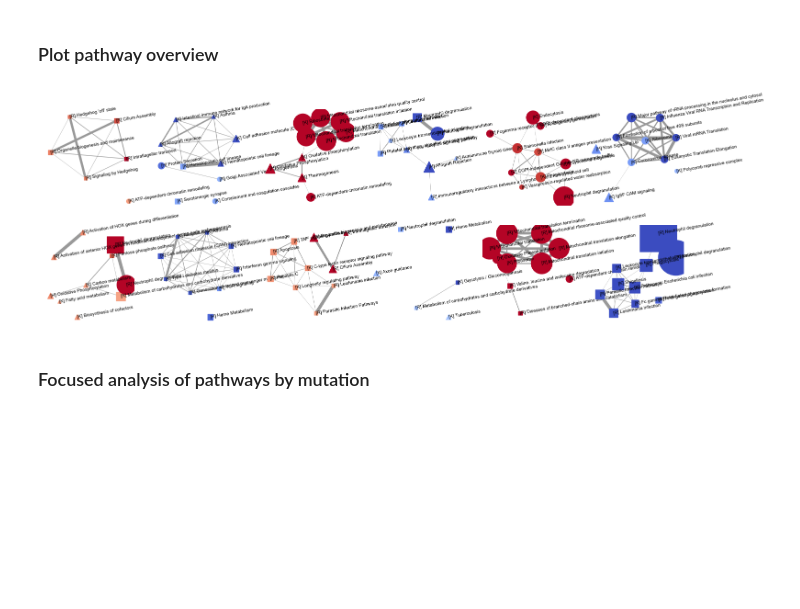
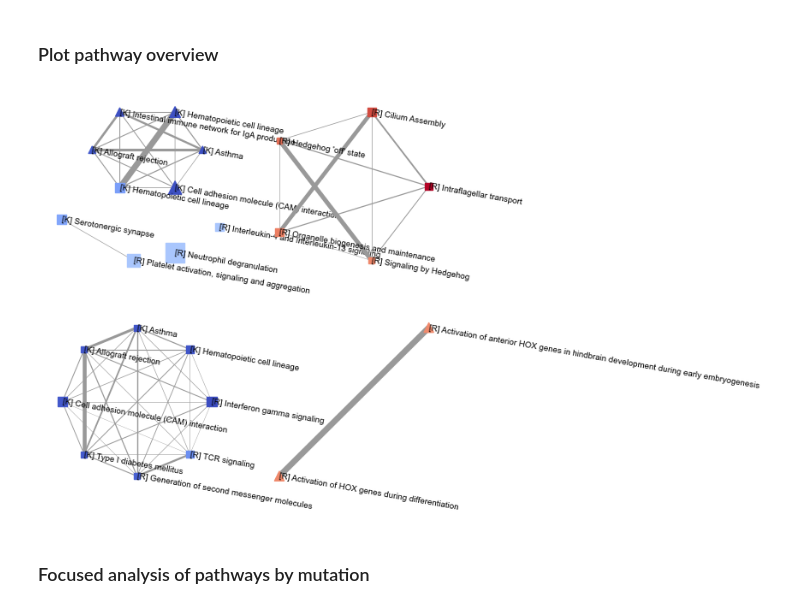
Before and after one commit to PNNL-CompBio/amlMultidrugResistance, a Jupyter notebook: aml_outcome_disparities/analysis/mutations/7b_pathway_enrichment_summary.ipynb, the cells around one changed output. Drawn from its saved outputs; the diff is of its cells as text; code cells hidden in the pictures; blank space fills up the shorter version.

```diff
--- a/aml_outcome_disparities/analysis/mutations/7b_pathway_enrichment_summary.ipynb
+++ b/aml_outcome_disparities/analysis/mutations/7b_pathway_enrichment_summary.ipynb
@@ -111,8 +111,8 @@ results = {
     (subset_id, direction): r
     for subset_id in [
         "B_NPM1-WT", "W_NPM1-WT",
-        "B_FLT3-ITD-WT", "W_FLT3-ITD-WT",
-        "B_FLT3-ITDxNPM1-WT", "W_FLT3-ITDxNPM1-WT"
+        #"B_FLT3-ITD-WT", "W_FLT3-ITD-WT",
+        #"B_FLT3-ITDxNPM1-WT", "W_FLT3-ITDxNPM1-WT"
     ]
     for direction in ["up", "down"]
     if (r := load_pathway_results(subset_id, direction)) is not None
@@ -255,10 +255,10 @@ def plot_pathway_network(
     ax,
     direction: Literal["up", "down"],
     add_labels=True,
-    label_rotation=10,
+    label_rotation=-10,
 ) :
 
-    pos = nx.kamada_kawai_layout(g)
+    pos = nx.kamada_kawai_layout(g, scale=10)
 
     nx.draw_networkx_edges(
         g,
@@ -366,28 +366,28 @@ def plot_pathway_network(
 ### Plot pathway overview
 # %%
 fig, (axs_top, axs_bot) = plt.subplots(
-    figsize=(18, 6),
+    figsize=(6, 6),
     nrows=2,
-    ncols=6
+    ncols=2
 )
 
-for ax, (subset_id, direction) in zip(axs_top, [(f"B_{m}-WT", d) for m in ["NPM1", "FLT3-ITD", "FLT3-ITDxNPM1"] for d in ["up", "down"]]):
+for ax, (subset_id, direction) in zip(axs_top, [(f"B_{m}-WT", d) for m in ["NPM1",] for d in ["down", "up"]]):
     if (r := results.get((subset_id, direction))) is not None:
         g = build_pathway_graph(r)
         plot_pathway_network(g, ax, direction, add_labels=True)
     ax.set_axis_off()
 
-for ax, (subset_id, direction) in zip(axs_bot, [(f"W_{m}-WT", d) for m in ["NPM1", "FLT3-ITD", "FLT3-ITDxNPM1"] for d in ["up", "down"]]):
+for ax, (subset_id, direction) in zip(axs_bot, [(f"W_{m}-WT", d) for m in ["NPM1",] for d in ["down", "up"]]):
     if (r := results.get((subset_id, direction))) is not None:
         g = build_pathway_graph(r)
         plot_pathway_network(g, ax, direction, add_labels=True)
     ax.set_axis_off()
 
-plt.savefig("/Users/dylan.ross/Downloads/out.png", dpi=350, transparent=True)
+plt.savefig(os.path.join(FIGURE_DIR, "network.png"), dpi=400, transparent=True)
 plt.show()
 plt.close()
 # %% [output]
-[figure, old version]
+[figure, new version]
 # %% [markdown]
 ### Focused analysis of pathways by mutation
 # %%
```
Also changed, not shown: parts of 1 cell of this notebook, 3 other files.
